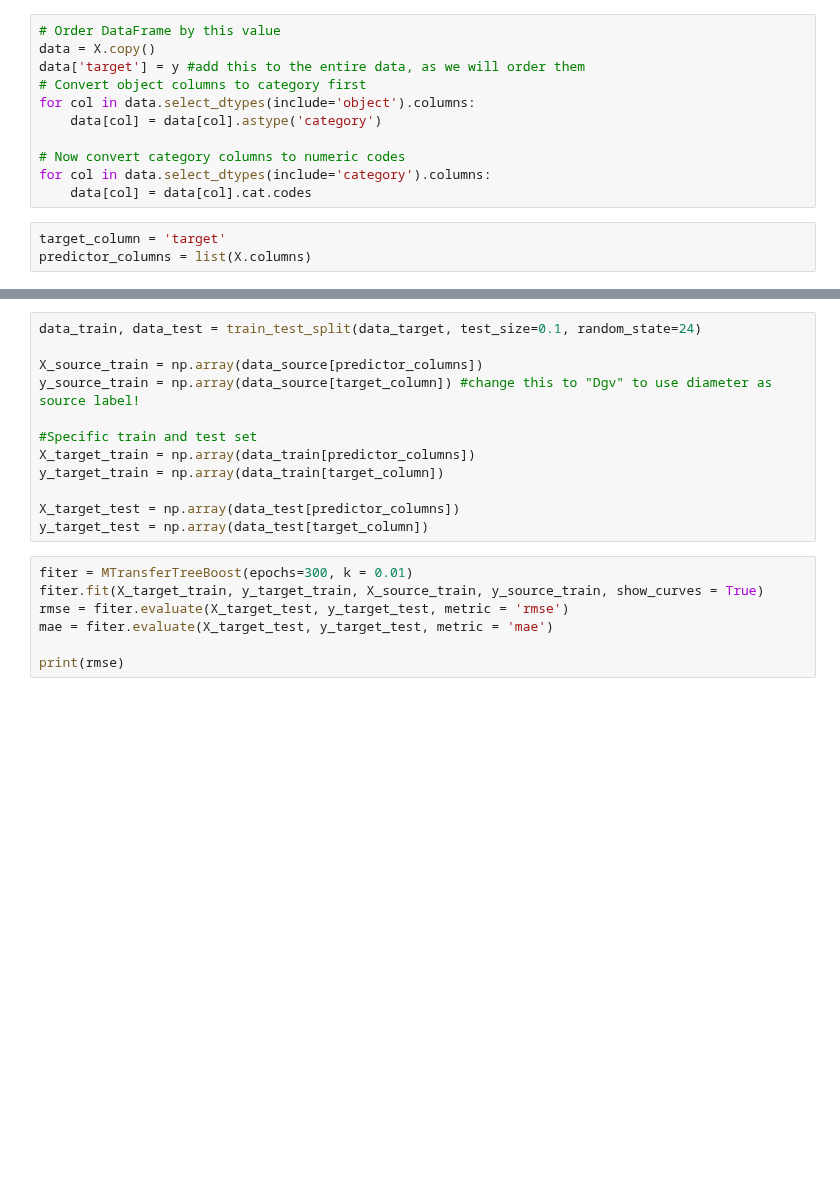
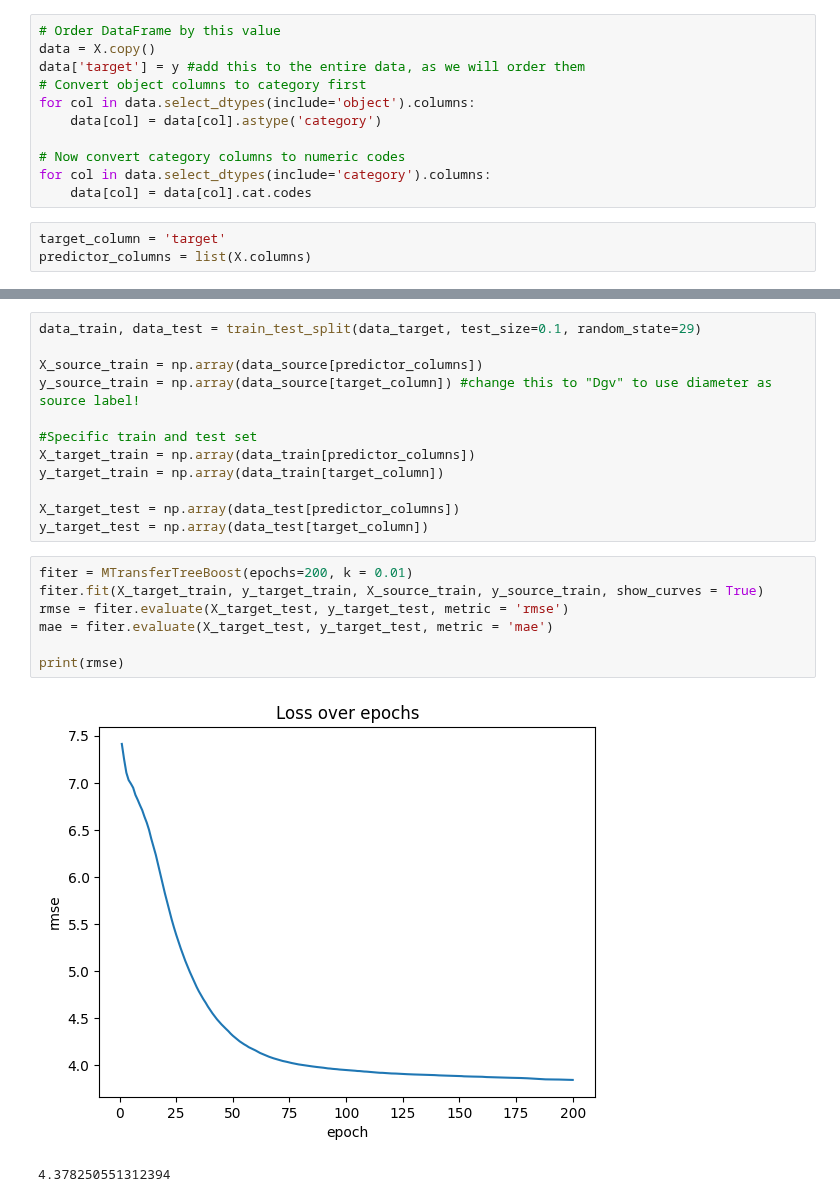
Before and after one commit to DageBjorne/transfertreeboost, a Jupyter notebook: uci.ipynb, the cells around one changed output, grey strips where cells are left out. Cells and saved outputs as stored; diff of their text form; blank space fills up the shorter version.

```diff
--- a/uci.ipynb
+++ b/uci.ipynb
@@ -88,5 +89,5 @@ correlation of splitting variable with target: 0.42088365794521454
 # %%
-data_train, data_test = train_test_split(data_target, test_size=0.1, random_state=24)
+data_train, data_test = train_test_split(data_target, test_size=0.1, random_state=29)
 
 X_source_train = np.array(data_source[predictor_columns])
 y_source_train = np.array(data_source[target_column]) #change this to "Dgv" to use diameter as source label!
@@ -98,12 +99,15 @@ y_target_train = np.array(data_train[target_column])
 X_target_test = np.array(data_test[predictor_columns])
 y_target_test = np.array(data_test[target_column])
 # %%
-fiter = MTransferTreeBoost(epochs=300, k = 0.01)
+fiter = MTransferTreeBoost(epochs=200, k = 0.01)
 fiter.fit(X_target_train, y_target_train, X_source_train, y_source_train, show_curves = True)
 rmse = fiter.evaluate(X_target_test, y_target_test, metric = 'rmse')
 mae = fiter.evaluate(X_target_test, y_target_test, metric = 'mae')
 
 print(rmse)
+# %% [output]
+[figure, added]
+4.378250551312394
 # %%
 params = {
     'objective': 'reg:squarederror',  # Regression with squared error
```
Also changed, not shown: parts of 3 cells of this notebook, 3 other files.
